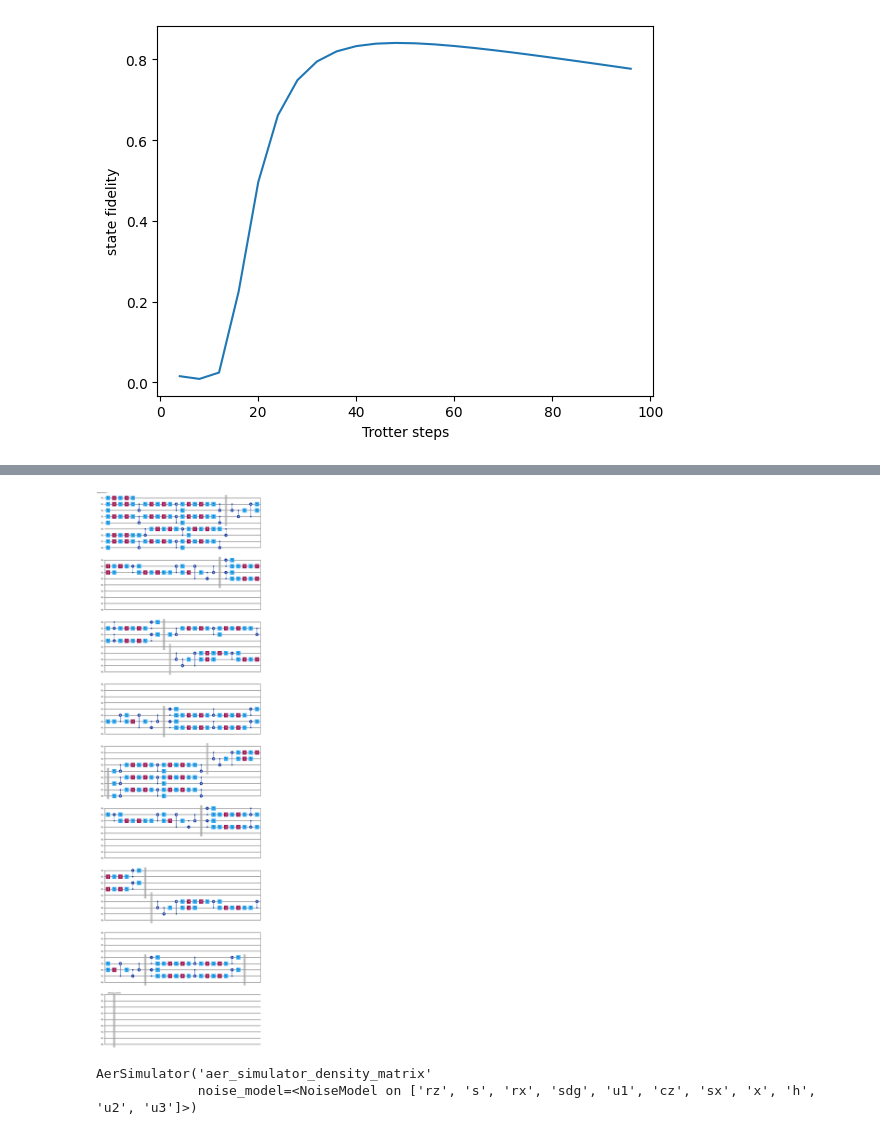
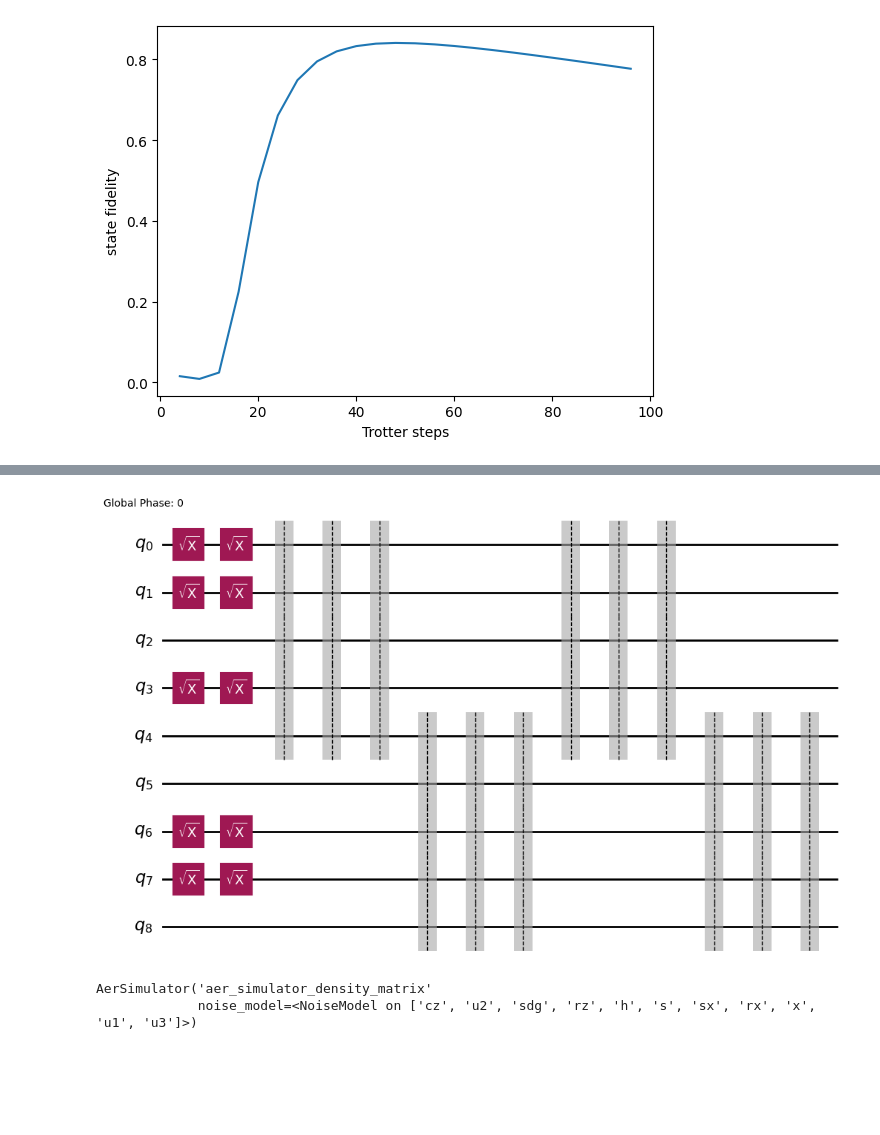
Before and after one commit to BOBO1997/osp_solutions, a Jupyter notebook: simulation/depolarising/9-qubit/run_trotter_9-qubit_proposed.ipynb, the cells around one changed output, grey strips where cells are left out. Cells and saved outputs as stored; diff of their text form; code cells hidden in the pictures; blank space fills up the shorter version.

```diff
--- a/simulation/depolarising/9-qubit/run_trotter_9-qubit_proposed.ipynb
+++ b/simulation/depolarising/9-qubit/run_trotter_9-qubit_proposed.ipynb
@@ -128,7 +128,7 @@ for num_steps in num_steps_list:
                         endian_dm="big")[0]
 
     fidelities.append(state_fidelity(dm_raw, state_target_dm))
-    nums_cnots.append(qc_t3.count_ops().get("cx"))
+    nums_cnots.append(qc_t3.count_ops().get("cx") if qc_t3.count_ops().get("cx") is not None else 0)
 
     t2 = time.perf_counter()
     print('raw state tomography fidelity = {:.4f} \u00B1 {:.4f}'.format(np.mean(fidelities), np.std(fidelities)))
@@ -185,24 +166,23 @@ qc_t3.draw("mpl")
-# %%
-qc = QuantumCircuit(num_qubits)
-
-# Prepare initial state
-append_initial_state(qc=qc,
-                        state_initial_str=state_initial_str)
-append_block_trotter_proposed(qc=qc,
-                              dt=dt / 2,
-                              lmd= - 1.0, ### !
-                              num_steps=2 * 2)
-
-# Evaluate simulation at target_time (t=pi) meaning each trotter step evolves pi/trotter_steps in time
-qc = qc.assign_parameters({dt: time_evolution / num_steps})
-# qc_t3 = transpile(RemoveBarriers()(qc), optimization_level=3, basis_gates=["sx", "cx", "rz"])
-qc_t3 = transpile(qc, optimization_level=0, basis_gates=["sx", "cx", "rz"])
-qc_t3.save_density_matrix()
-qc_t3.draw("mpl")
-# %% [output]
-[figure, removed]
+# %%
+qc = QuantumCircuit(num_qubits)
+
+# Prepare initial state
+append_initial_state(qc=qc,
+                     state_initial_str=state_initial_str)
+append_block_trotter_proposed(qc=qc,
+                              dt=dt,  ###!
+                              lmd=lmd, ### !
+                              num_steps=4, ###!
+                             )
+
+# Evaluate simulation at target_time (t=pi) meaning each trotter step evolves pi/trotter_steps in time
+qc = qc.assign_parameters({dt: time_evolution / 4})
+qc_t3 = transpile(RemoveBarriers()(qc), optimization_level=3, basis_gates=["sx", "cx", "rz"])
+qc_t3.draw("mpl")
+# %% [output]
+[figure, added]
 # %%
 print(simulator_noisy)
 # %% [output]
 AerSimulator('aer_simulator_density_matrix'
-             noise_model=<NoiseModel on ['rz', 's', 'rx', 'sdg', 'u1', 'cz', 'sx', 'x', 'h', 'u2', 'u3']>)
+             noise_model=<NoiseModel on ['cz', 'u2', 'sdg', 'rz', 'h', 's', 'sx', 'rx', 'x', 'u1', 'u3']>)
```
Also changed, not shown: parts of 4 cells of this notebook, 10 other files.
